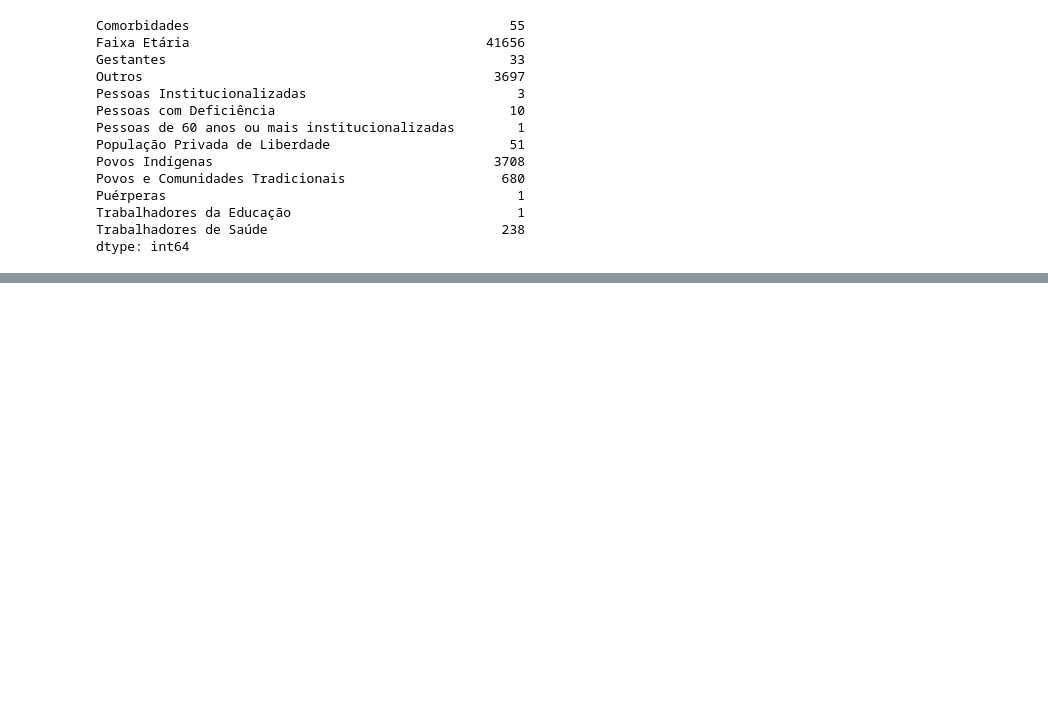
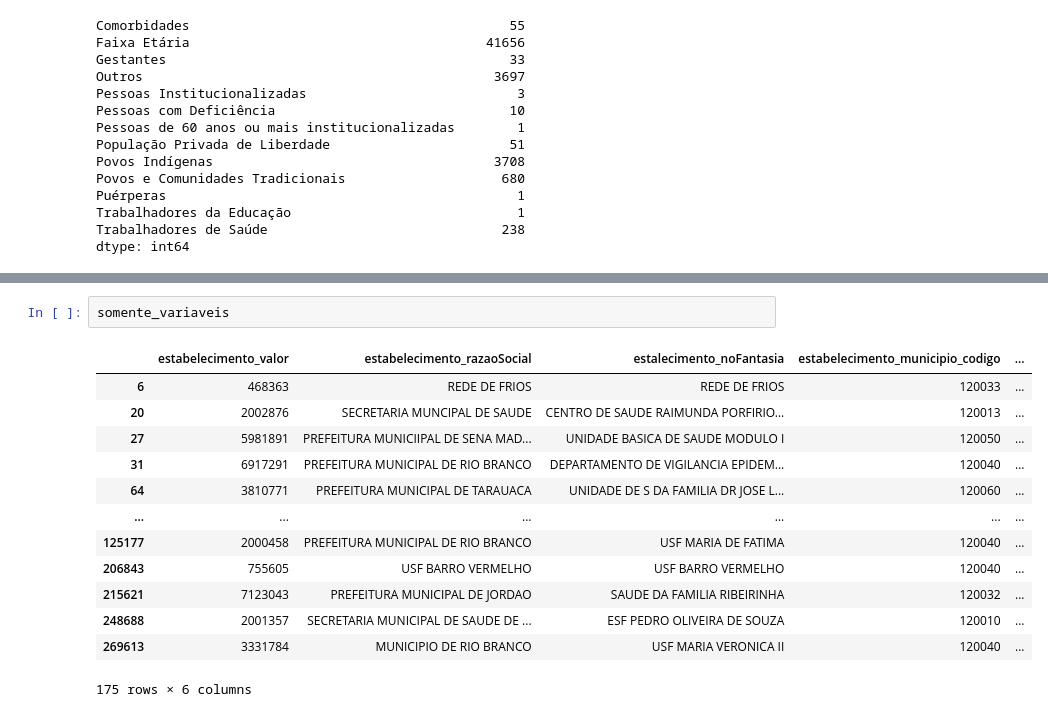
Before and after one commit to victortintel/ex_2_introducao_ao_pandas_modulo_4, a Jupyter notebook: ex2_victor_tintel_mod_4_atualizado .ipynb, the cells around one changed output, grey strips where cells are left out. Saved outputs shown, nothing was run; the diff lists cells and outputs as text; blank space fills up the shorter version.

```diff
--- a/ex2_victor_tintel_mod_4_atualizado .ipynb
+++ b/ex2_victor_tintel_mod_4_atualizado .ipynb
@@ -351,0 +411,16 @@ dtype: int64
+# %%
+somente_variaveis
+# %% [output]
+|  | estabelecimento_valor | estabelecimento_razaoSocial | estalecimento_noFantasia | estabelecimento_municipio_codigo | ... |
+| 6 | 468363 | REDE DE FRIOS | REDE DE FRIOS | 120033 | ... |
+| 20 | 2002876 | SECRETARIA MUNCIPAL DE SAUDE | CENTRO DE SAUDE RAIMUNDA PORFIRIO... | 120013 | ... |
+| 27 | 5981891 | PREFEITURA MUNICIIPAL DE SENA MAD... | UNIDADE BASICA DE SAUDE MODULO I | 120050 | ... |
+| 31 | 6917291 | PREFEITURA MUNICIPAL DE RIO BRANCO | DEPARTAMENTO DE VIGILANCIA EPIDEM... | 120040 | ... |
+| 64 | 3810771 | PREFEITURA MUNICIPAL DE TARAUACA | UNIDADE DE S DA FAMILIA DR JOSE L... | 120060 | ... |
+| ... | ... | ... | ... | ... | ... |
+| 125177 | 2000458 | PREFEITURA MUNICIPAL DE RIO BRANCO | USF MARIA DE FATIMA | 120040 | ... |
+| 206843 | 755605 | USF BARRO VERMELHO | USF BARRO VERMELHO | 120040 | ... |
+| 215621 | 7123043 | PREFEITURA MUNICIPAL DE JORDAO | SAUDE DA FAMILIA RIBEIRINHA | 120032 | ... |
+| 248688 | 2001357 | SECRETARIA MUNICIPAL DE SAUDE DE ... | ESF PEDRO OLIVEIRA DE SOUZA | 120010 | ... |
+| 269613 | 3331784 | MUNICIPIO DE RIO BRANCO | USF MARIA VERONICA II | 120040 | ... |
+175 rows × 6 columns
```
Also changed, not shown: parts of 9 cells of this notebook.
